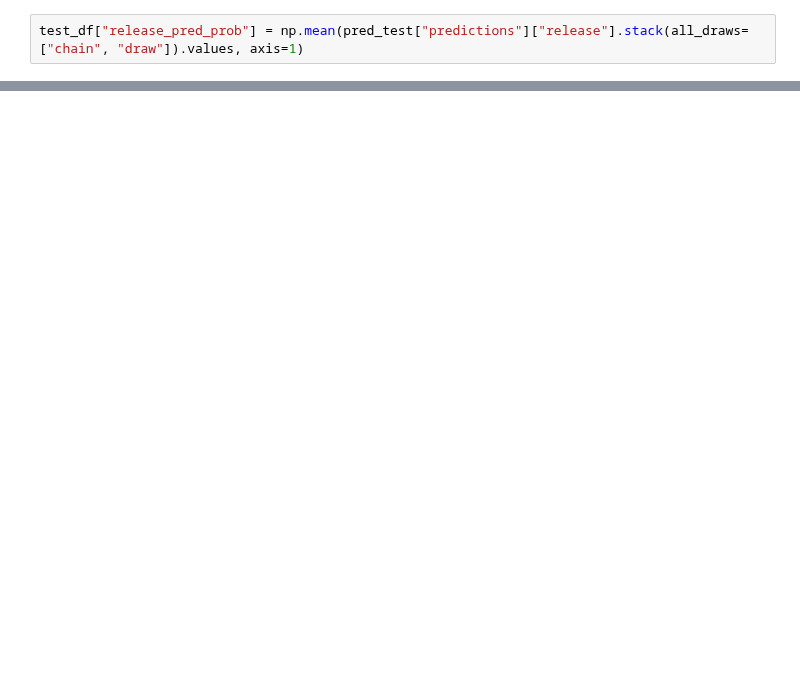
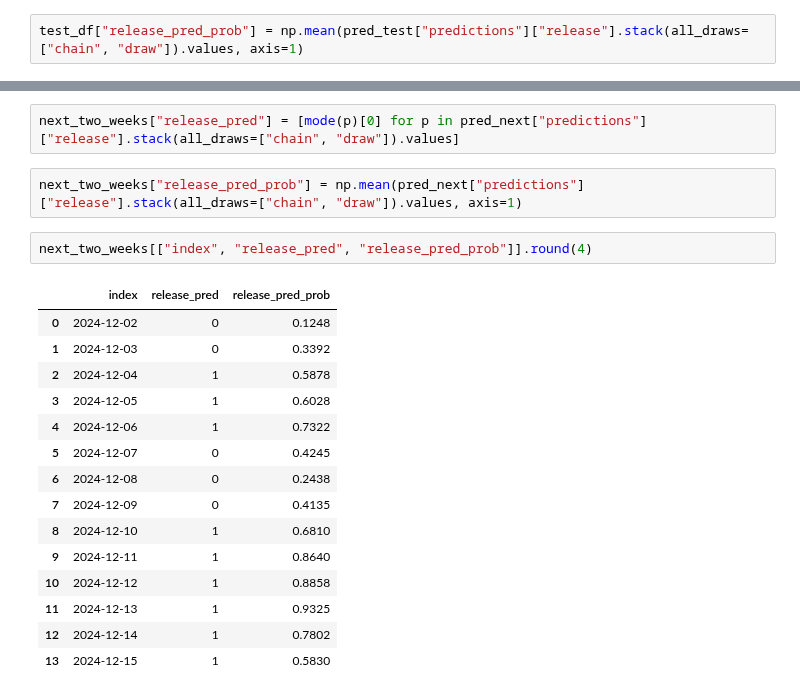
Before and after one commit to dmnapolitano/troon_release_prediction, a Jupyter notebook: Predict the Next Release - Bayesian Logistic Regression.ipynb, the cells around one changed output, grey strips where cells are left out. Saved outputs shown, nothing was run; the diff lists cells and outputs as text; blank space fills up the shorter version.

```diff
--- a/Predict the Next Release - Bayesian Logistic Regression.ipynb
+++ b/Predict the Next Release - Bayesian Logistic Regression.ipynb
@@ -178,0 +245,22 @@ plt.show()
+# %%
+next_two_weeks["release_pred"] = [mode(p)[0] for p in pred_next["predictions"]["release"].stack(all_draws=["chain", "draw"]).values]
+# %%
+next_two_weeks["release_pred_prob"] = np.mean(pred_next["predictions"]["release"].stack(all_draws=["chain", "draw"]).values, axis=1)
+# %%
+next_two_weeks[["index", "release_pred", "release_pred_prob"]].round(4)
+# %% [output]
+|  | index | release_pred | release_pred_prob |
+| 0 | 2024-12-02 | 0 | 0.1248 |
+| 1 | 2024-12-03 | 0 | 0.3392 |
+| 2 | 2024-12-04 | 1 | 0.5878 |
+| 3 | 2024-12-05 | 1 | 0.6028 |
+| 4 | 2024-12-06 | 1 | 0.7322 |
+| 5 | 2024-12-07 | 0 | 0.4245 |
+| 6 | 2024-12-08 | 0 | 0.2438 |
+| 7 | 2024-12-09 | 0 | 0.4135 |
+| 8 | 2024-12-10 | 1 | 0.6810 |
+| 9 | 2024-12-11 | 1 | 0.8640 |
+| 10 | 2024-12-12 | 1 | 0.8858 |
+| 11 | 2024-12-13 | 1 | 0.9325 |
+| 12 | 2024-12-14 | 1 | 0.7802 |
+| 13 | 2024-12-15 | 1 | 0.5830 |
```
Also changed, not shown: parts of 18 cells of this notebook, 1 other file.
